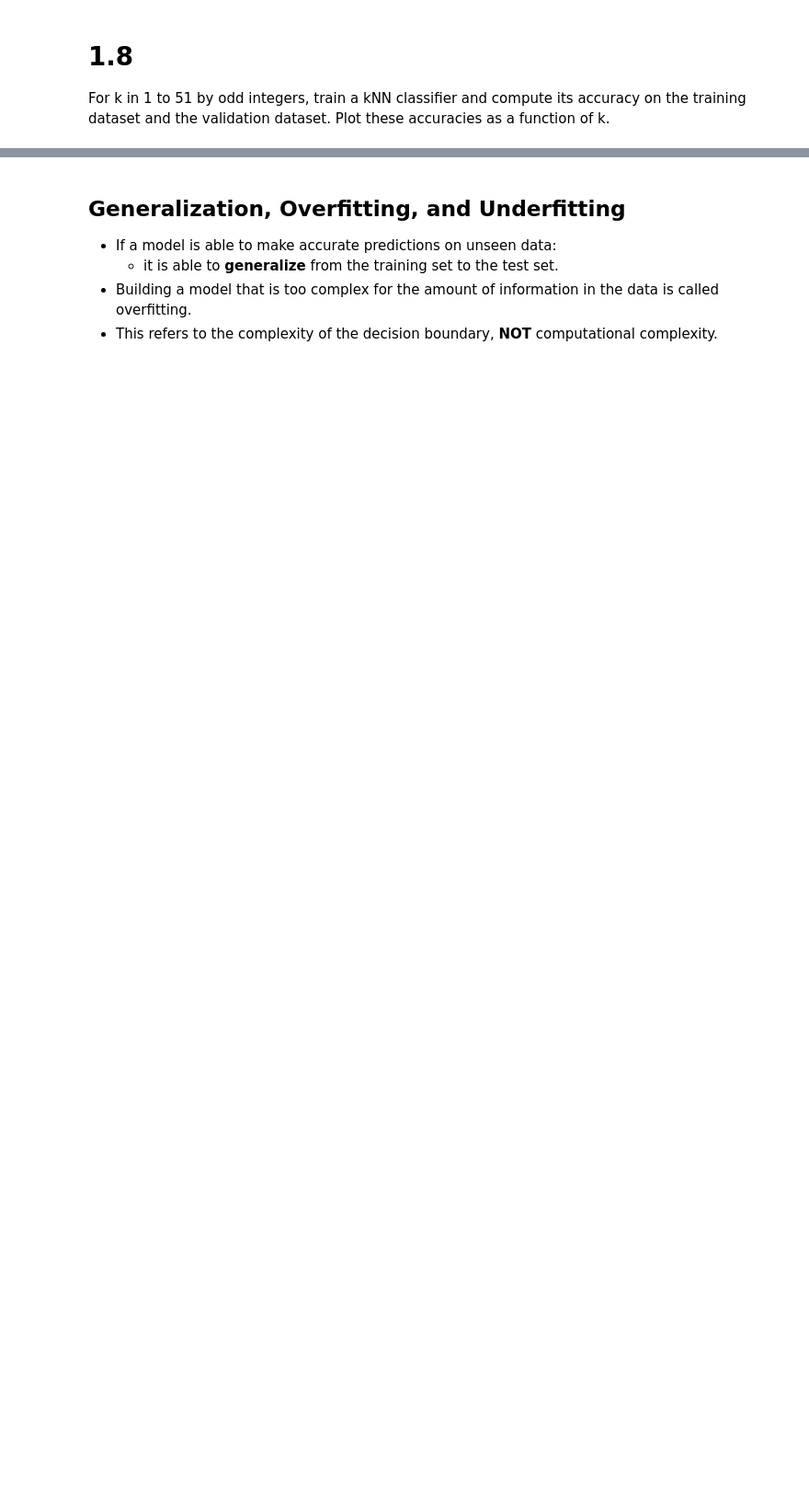
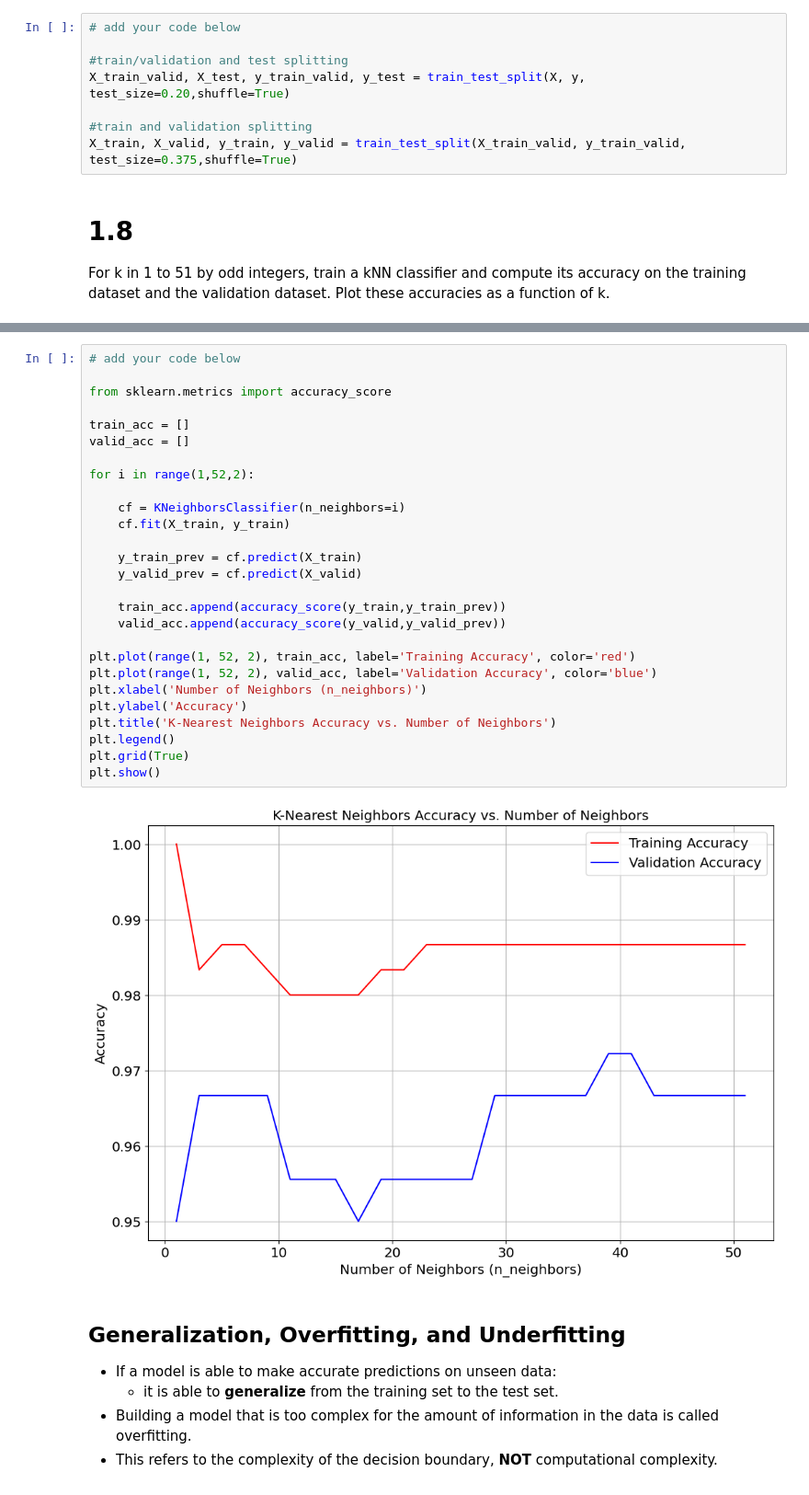
Before and after one commit to simoclemens/KTH-MusicInformaticsLabs, a Jupyter notebook: DT2470_lab02-2.ipynb, the cells around one changed output, grey strips where cells are left out. Shown at 92% size. Cells and saved outputs as stored; diff of their text form; blank space fills up the shorter version.

```diff
--- a/DT2470_lab02-2.ipynb
+++ b/DT2470_lab02-2.ipynb
@@ -147,3 +165,11 @@ Create a 50/30/20 train/validation/test split of your data.
+# %%
+# add your code below
+
+#train/validation and test splitting
+X_train_valid, X_test, y_train_valid, y_test = train_test_split(X, y, test_size=0.20,shuffle=True)
+
+#train and validation splitting
+X_train, X_valid, y_train, y_valid = train_test_split(X_train_valid, y_train_valid, test_size=0.375,shuffle=True)
 # %% [markdown]
 # 1.8
 
@@ -153,3 +177,32 @@ For k in 1 to 51 by odd integers, train a kNN classifier and compute its accurac
+# %%
+# add your code below
+
+from sklearn.metrics import accuracy_score
+
+train_acc = []
+valid_acc = []
+
+for i in range(1,52,2):
+
+    cf = KNeighborsClassifier(n_neighbors=i)
+    cf.fit(X_train, y_train)
+
+    y_train_prev = cf.predict(X_train)
+    y_valid_prev = cf.predict(X_valid)
+
+    train_acc.append(accuracy_score(y_train,y_train_prev))
+    valid_acc.append(accuracy_score(y_valid,y_valid_prev))
+
+plt.plot(range(1, 52, 2), train_acc, label='Training Accuracy', color='red')
+plt.plot(range(1, 52, 2), valid_acc, label='Validation Accuracy', color='blue')
+plt.xlabel('Number of Neighbors (n_neighbors)')
+plt.ylabel('Accuracy')
+plt.title('K-Nearest Neighbors Accuracy vs. Number of Neighbors')
+plt.legend()
+plt.grid(True)
+plt.show()
+# %% [output]
+[figure, added]
 # %% [markdown]
 ## Generalization, Overfitting, and Underfitting
 
```
Also changed, not shown: parts of 11 cells of this notebook.
